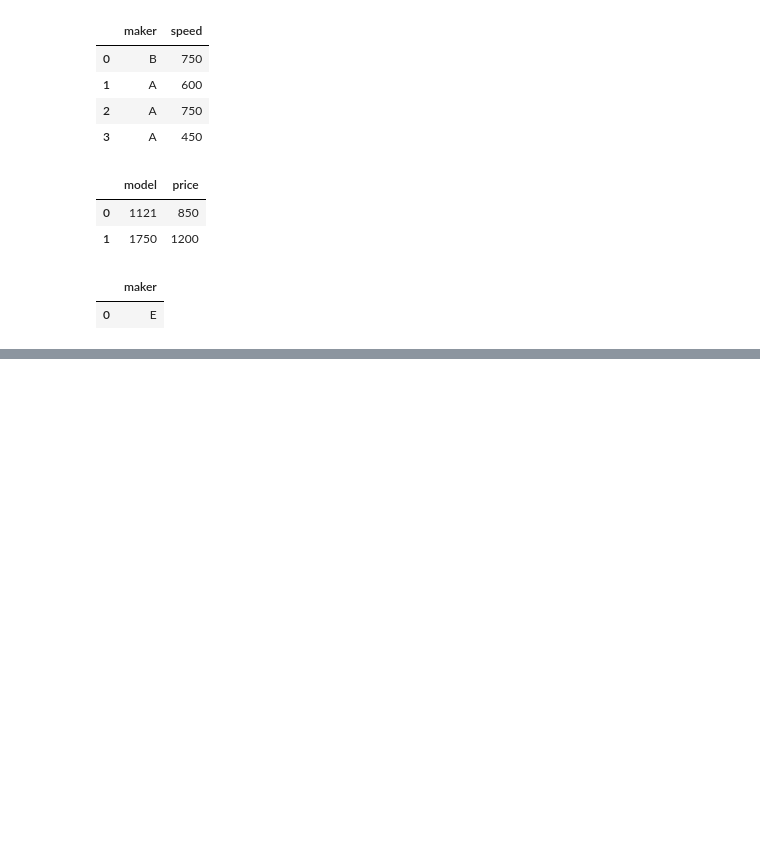
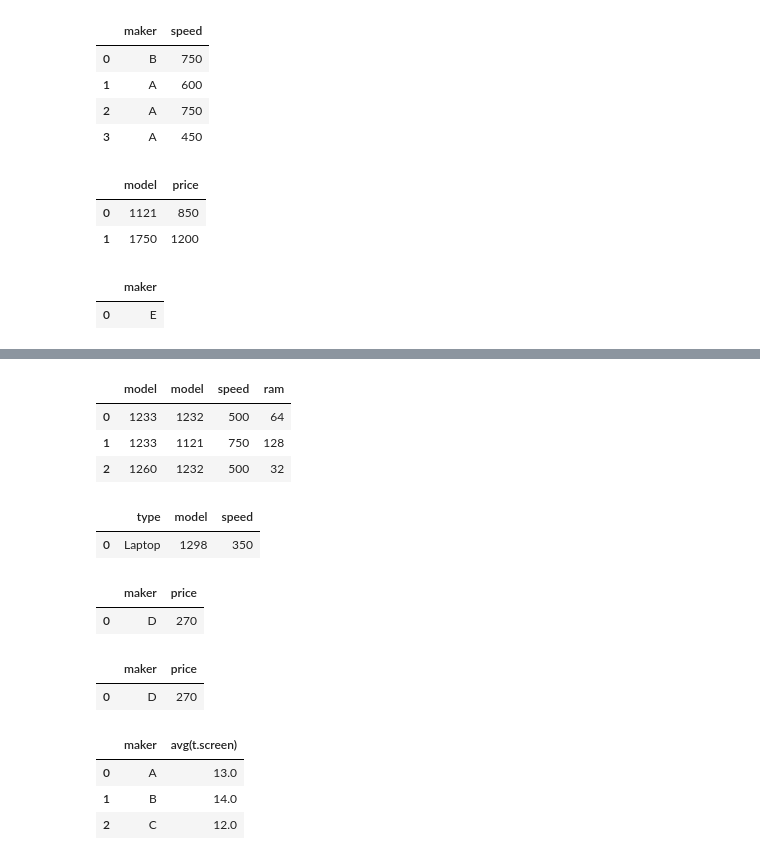
Before and after one commit to Serggi0/learn-data, a Jupyter notebook: gleb-mihailov/sqlex-in-colab.ipynb, the cells around one changed output, grey strips where cells are left out. Saved outputs shown, nothing was run; the diff lists cells and outputs as text; code cells hidden in the pictures; blank space fills up the shorter version.

```diff
--- a/gleb-mihailov/sqlex-in-colab.ipynb
+++ b/gleb-mihailov/sqlex-in-colab.ipynb
@@ -795,0 +850,74 @@ select(sql)
+# %%
+#16
+sql = '''
+    select distinct t1.model, t2.model, t1.speed, t1.ram from pc t1, pc t2
+    where
+        t1.speed = t2.speed
+        and
+        t1.ram = t2.ram
+        and t1.model > t2.model
+
+'''
+select(sql)
+# %% [output]
+|  | model | model | speed | ram |
+| 0 | 1233 | 1232 | 500 | 64 |
+| 1 | 1233 | 1121 | 750 | 128 |
+| 2 | 1260 | 1232 | 500 | 32 |
+# %%
+#17
+sql = '''
+    select pr.type, t.model, t.speed from laptop t, product pr
+    where (pr.type = 'Laptop')
+    and (t.speed < (select min(p.speed) from pc p))
+    group by t.model, t.speed, pr.type
+
+
+'''
+select(sql)
+# %% [output]
+|  | type | model | speed |
+| 0 | Laptop | 1298 | 350 |
+# %%
+#18
+sql = '''
+    select pr.maker, min(t.price) as price from printer t
+    join product pr on pr.model = t.model
+    where t.color = 'y'
+
+'''
+select(sql)
+# %% [output]
+|  | maker | price |
+| 0 | D | 270 |
+# %%
+#18
+sql = '''
+    SELECT DISTINCT product.maker, printer.price
+FROM product, printer
+WHERE product.model = printer.model
+AND printer.color = 'y'
+AND printer.price = (
+SELECT MIN(price) FROM printer
+WHERE printer.color = 'y'
+)
+
+'''
+select(sql)
+# %% [output]
+|  | maker | price |
+| 0 | D | 270 |
+# %%
+#19
+sql = '''
+    select pr.maker, avg(t.screen) from laptop t
+    join product pr on pr.model = t.model
+    group by pr.maker
+
+'''
+select(sql)
+# %% [output]
+|  | maker | avg(t.screen) |
+| 0 | A | 13.0 |
+| 1 | B | 14.0 |
+| 2 | C | 12.0 |
```
Also changed, not shown: parts of 16 cells of this notebook, 8 other files.
